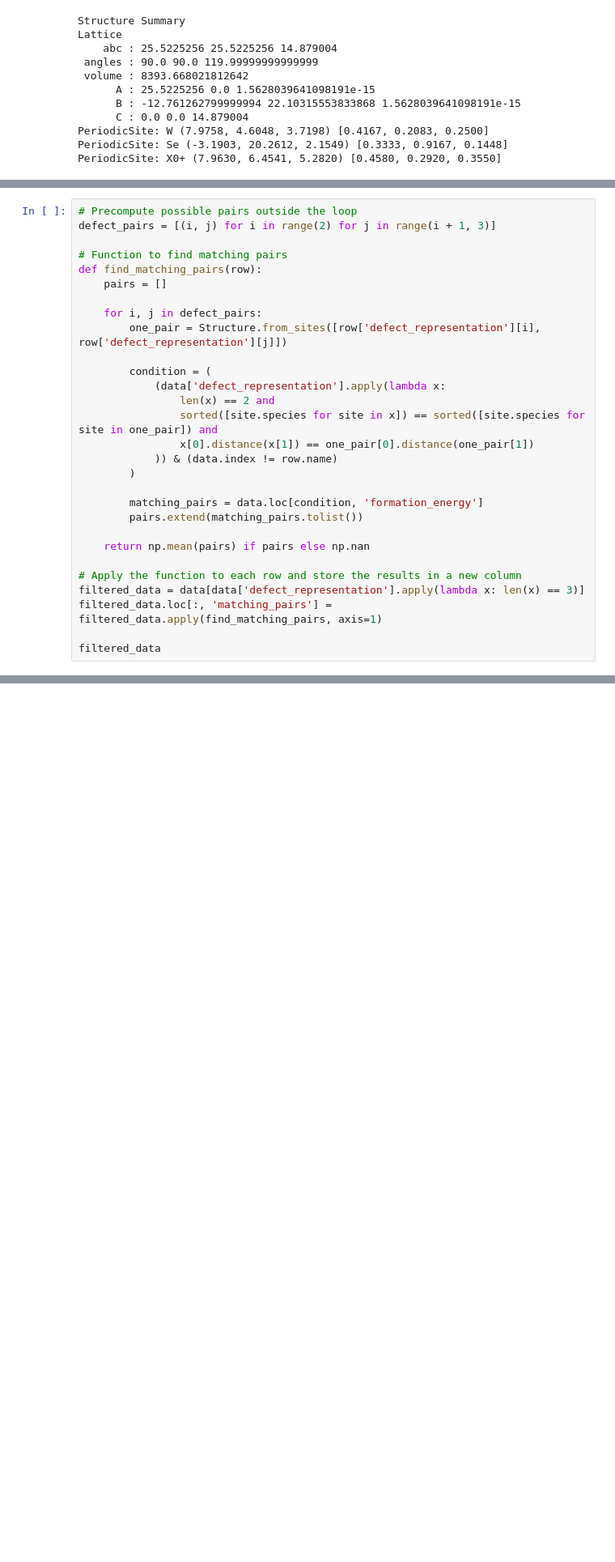
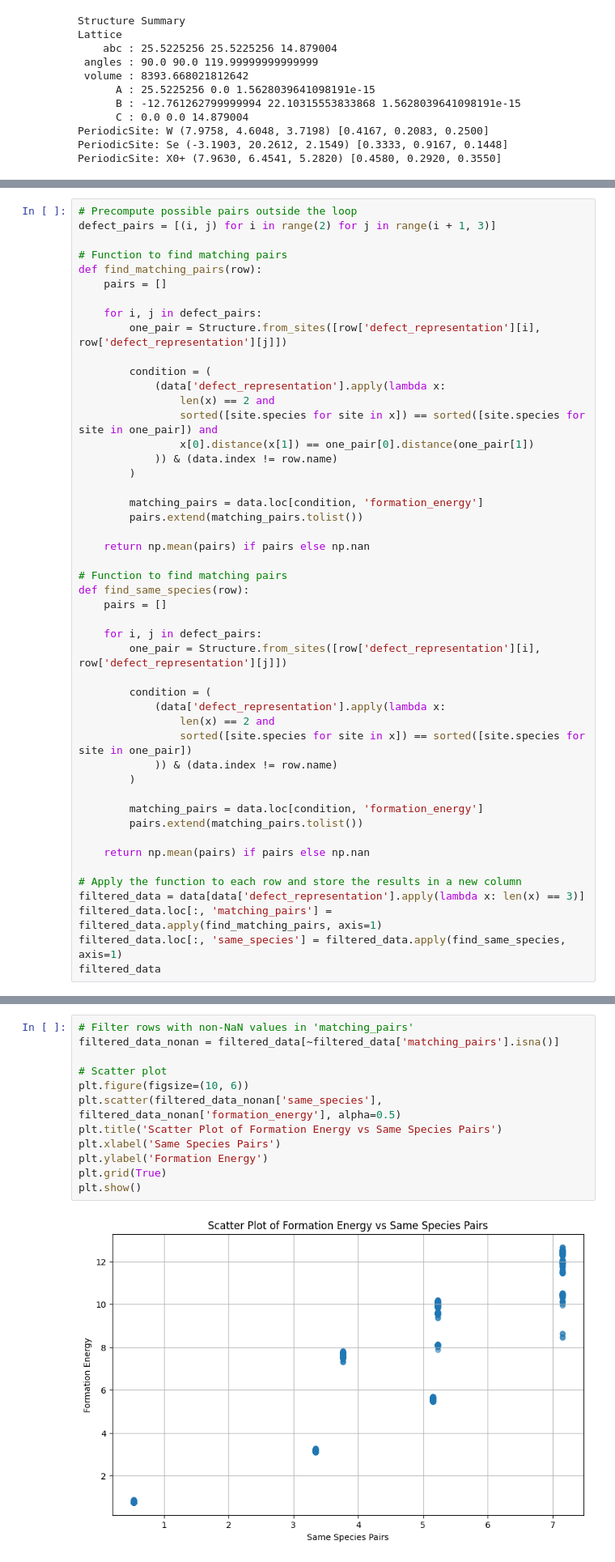
Before and after one commit to RuslanGaliullin/course_progect_23-24, a Jupyter notebook: notebooks/BN_band_gap_from_homo_lumo.ipynb, the cells around one changed output, grey strips where cells are left out. Shown: that part at 81% size. Saved outputs shown, nothing was run; the diff lists cells and outputs as text; blank space fills up the shorter version.

```diff
--- a/notebooks/BN_band_gap_from_homo_lumo.ipynb
+++ b/notebooks/BN_band_gap_from_homo_lumo.ipynb
@@ -96,10 +86,29 @@ def find_matching_pairs(row):
 
     return np.mean(pairs) if pairs else np.nan
 
+# Function to find matching pairs
+def find_same_species(row):
+    pairs = []
+
+    for i, j in defect_pairs:
+        one_pair = Structure.from_sites([row['defect_representation'][i], row['defect_representation'][j]])
+
+        condition = (
+            (data['defect_representation'].apply(lambda x:
+                len(x) == 2 and
+                sorted([site.species for site in x]) == sorted([site.species for site in one_pair])
+            )) & (data.index != row.name)
+        )
+
+        matching_pairs = data.loc[condition, 'formation_energy']
+        pairs.extend(matching_pairs.tolist())
+
+    return np.mean(pairs) if pairs else np.nan
+
 # Apply the function to each row and store the results in a new column
 filtered_data = data[data['defect_representation'].apply(lambda x: len(x) == 3)]
 filtered_data.loc[:, 'matching_pairs'] = filtered_data.apply(find_matching_pairs, axis=1)
-
+filtered_data.loc[:, 'same_species'] = filtered_data.apply(find_same_species, axis=1)
 filtered_data
 # %% [output]
 A value is trying to be set on a copy of a slice from a DataFrame.
@@ -164,6 +149,20 @@ plt.grid(True)
 plt.show()
 # %% [output]
 [figure]
+# %%
+# Filter rows with non-NaN values in 'matching_pairs'
+filtered_data_nonan = filtered_data[~filtered_data['matching_pairs'].isna()]
+
+# Scatter plot
+plt.figure(figsize=(10, 6))
+plt.scatter(filtered_data_nonan['same_species'], filtered_data_nonan['formation_energy'], alpha=0.5)
+plt.title('Scatter Plot of Formation Energy vs Same Species Pairs')
+plt.xlabel('Same Species Pairs')
+plt.ylabel('Formation Energy')
+plt.grid(True)
+plt.show()
+# %% [output]
+[figure, added]
 # %%
 filtered_data[['formation_energy', 'matching_pairs']].corr()
 # %% [output]
```
Also changed, not shown: parts of 7 cells of this notebook.
